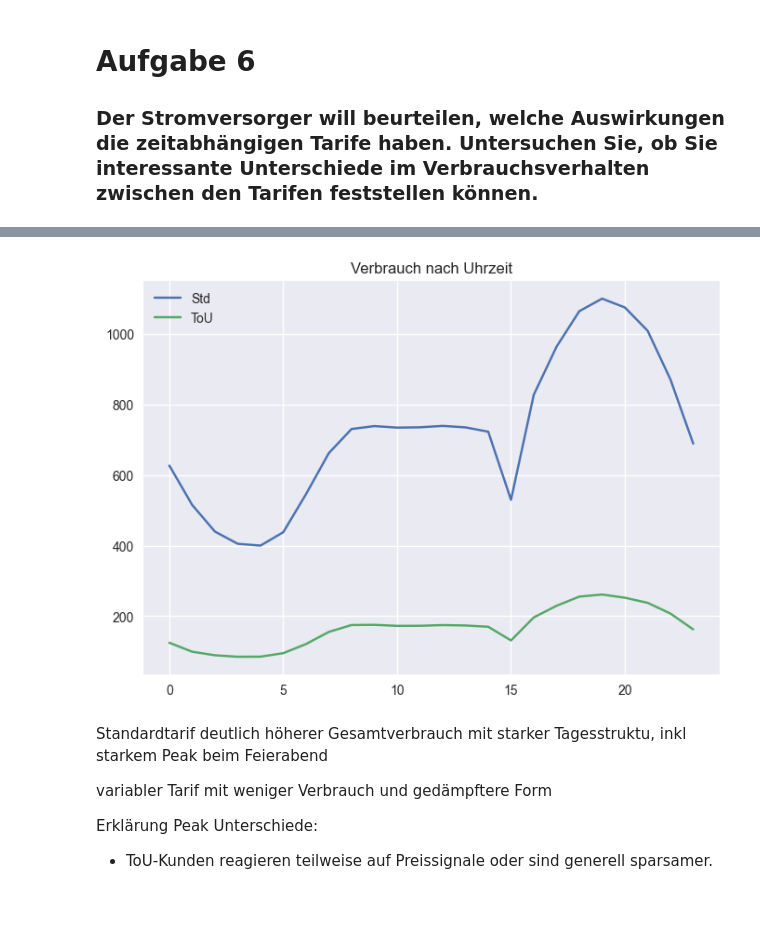
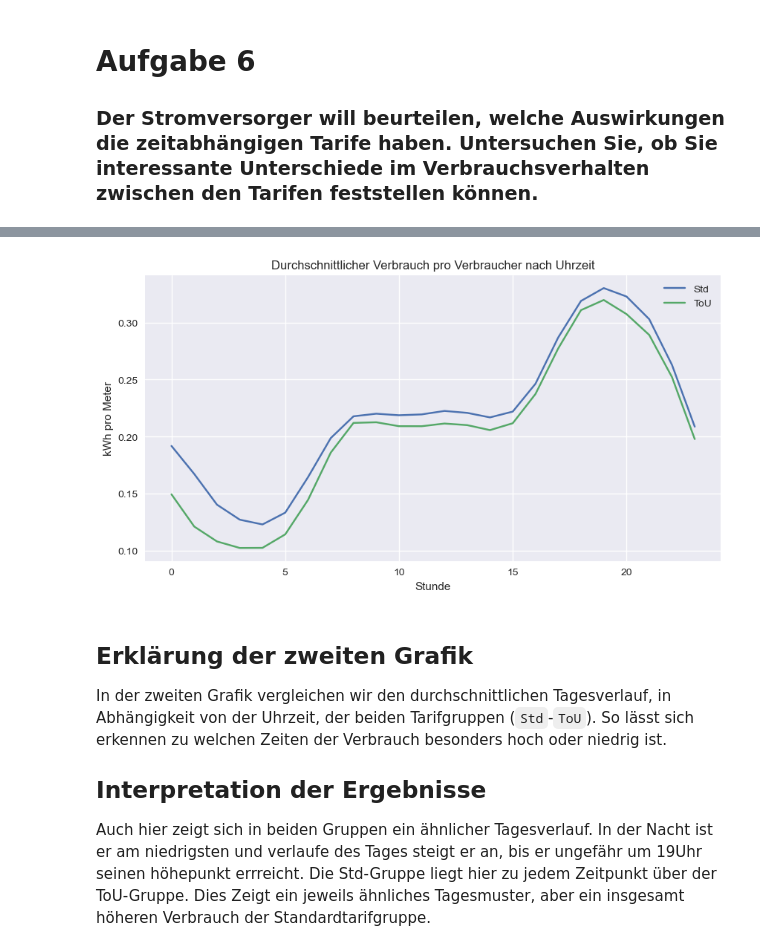
Before and after one commit to NicoBrn03/DaBi-Projektarbeit, a Jupyter notebook: Arbeitsblatt 1 .ipynb, the cells around one changed output, grey strips where cells are left out. Saved outputs shown, nothing was run; the diff lists cells and outputs as text; code cells hidden in the pictures; blank space fills up the shorter version.

```diff
--- a/Arbeitsblatt 1 .ipynb
+++ b/Arbeitsblatt 1 .ipynb
@@ -230,0 +235,3 @@ Rest: 0.14287645461551665
+# %%
+# Verbrauch pro Verbraucher berechnen
+data["kwh_pro_meter"] = data["KWH"] / data["meters"]
@@ -250,21 +284,26 @@ plt.show()
 # %%
 # Verhalten nach Uhrzeit vergleichen
 
-std_hour = std.groupby(std.index.hour)["KWH"].mean()
-tou_hour = tou.groupby(tou.index.hour)["KWH"].mean()
+std_hour = std.groupby(std.index.hour)["kwh_pro_meter"].mean()
+tou_hour = tou.groupby(tou.index.hour)["kwh_pro_meter"].mean()
 # %%
+plt.figure(figsize=(10,5))
 plt.plot(std_hour, label="Std")
 plt.plot(tou_hour, label="ToU")
 plt.legend()
-plt.title("Verbrauch nach Uhrzeit")
+plt.title("Durchschnittlicher Verbrauch pro Verbraucher nach Uhrzeit")
+plt.xlabel("Stunde")
+plt.ylabel("kWh pro Meter")
 plt.show()
 # %% [output]
-[figure, old version]
+[figure, new version]
 # %% [markdown]
-Standardtarif deutlich höherer Gesamtverbrauch mit starker Tagesstruktu, inkl starkem Peak beim Feierabend
+## Erklärung der zweiten Grafik
 
-variabler Tarif mit weniger Verbrauch und gedämpftere Form
+In der zweiten Grafik vergleichen wir den durchschnittlichen Tagesverlauf, in Abhängigkeit von der Uhrzeit, der beiden Tarifgruppen (`Std`-`ToU`). So lässt sich erkennen zu welchen Zeiten der Verbrauch besonders hoch oder niedrig ist.
 
+## Interpretation der Ergebnisse
 
-Erklärung Peak Unterschiede:
-- ToU-Kunden reagieren teilweise auf Preissignale oder sind generell sparsamer.
+Auch hier zeigt sich in beiden Gruppen ein ähnlicher Tagesverlauf. In der Nacht ist er am niedrigsten und verlaufe des Tages steigt er an, bis er ungefähr um 19Uhr seinen höhepunkt errreicht.
+Die Std-Gruppe liegt hier zu jedem Zeitpunkt über der ToU-Gruppe.
+Dies Zeigt ein jeweils ähnliches Tagesmuster, aber ein insgesamt höheren Verbrauch der Standardtarifgruppe.
```
Also changed, not shown: parts of 9 cells of this notebook.
